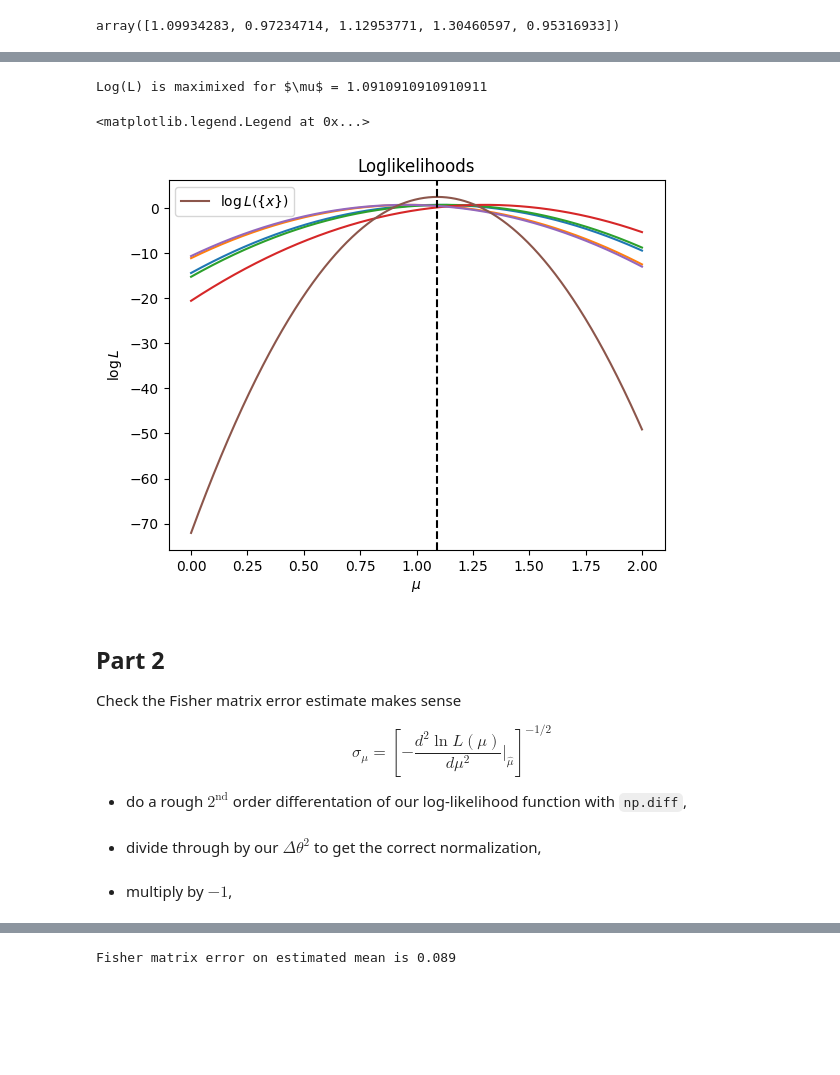
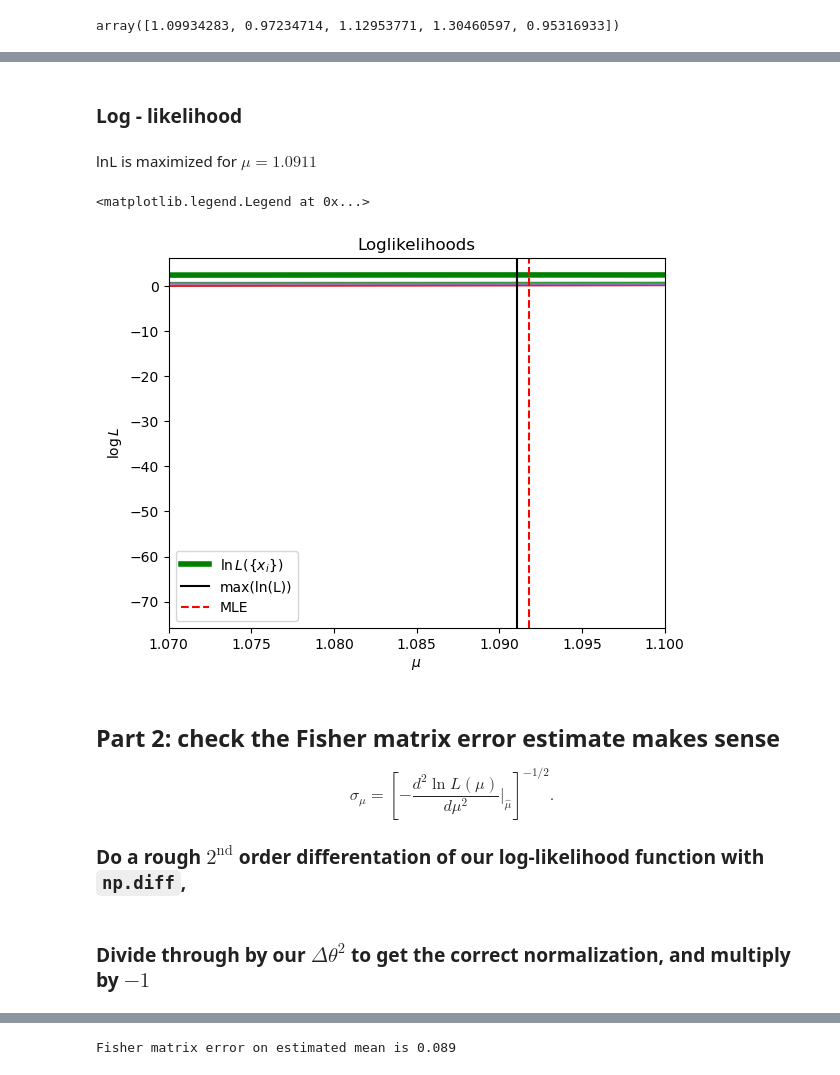
Before and after one commit to SimoneArienti/astrostatistics_bicocca_2024, a Jupyter notebook: working/Ex 06 Position of a Quasar.ipynb, the cells around one changed output, grey strips where cells are left out. Saved outputs shown, nothing was run; the diff lists cells and outputs as text; code cells hidden in the pictures; blank space fills up the shorter version.

```diff
--- a/working/Ex 06 Position of a Quasar.ipynb
+++ b/working/Ex 06 Position of a Quasar.ipynb
@@ -63,35 +65,38 @@ MLE = 1.0918005948650173
+# %% [markdown]
+### Log - likelihood
 # %%
 logL = np.log(L)
 
 max_logL_index = np.argmax(logL)
-print(fr'Log(L) is maximixed for $\mu$ = {x_i[max_logL_index]}')
+display(Latex(r'lnL is maximized for $\mu = ' + f'{np.round(x_i[max_logL_index], 4)}$'))
 # %% [output]
-Log(L) is maximixed for $\mu$ = 1.0910910910910911
+lnL is maximized for $\mu = 1.0911$
 # %%
 for i in range(N):
     plt.plot(x_i, np.log(Ls[i]))
 
-plt.plot(x_i, np.log(L), label=r'$\log L(\{x\})$' )
-plt.axvline(x = x_i[max_logL_index], color='black', linestyle='--')
+plt.plot(x_i, np.log(L), color='green', linewidth=4, label=r'$\ln L(\{x_i\})$' )
+plt.axvline(x = x_i[max_logL_index], color='black', linestyle='-', label='max(ln(L))')
+plt.axvline(x=ML_estimator, color='red', linestyle='--', label='MLE')
 plt.xlabel(fr'$\mu$')
 plt.ylabel(fr'$\log L$')
 plt.title('Loglikelihoods')
+plt.xlim(1.07, 1.1)
 plt.legend()
 # %% [output]
 <matplotlib.legend.Legend at 0x...>
-[figure, old version]
+[figure, new version]
 # %% [markdown]
-## Part 2
-
-Check the Fisher matrix error estimate makes sense
+## Part 2: check the Fisher matrix error estimate makes sense
 
 $$
-    \sigma_\mu = \left[ - \frac{d^2 \ln L(\mu)}{d \mu^2}  \Bigg|_{\hat{\mu}}\right]^{-1/2}
+    \sigma_\mu = \left[ - \frac{d^2 \ln L(\mu)}{d \mu^2}  \Bigg|_{\hat{\mu}}\right]^{-1/2}.
 $$
-- do a rough $2^\mathrm{nd}$ order differentation of our log-likelihood function with `np.diff`,
+
+### Do a rough $2^\mathrm{nd}$ order differentation of our log-likelihood function with `np.diff`,
 # %%
 diff = np.diff(logL, n=2)
 # %% [markdown]
-- divide through by our $\Delta \theta^2$ to get the correct normalization,
+### Divide through by our $\Delta \theta^2$ to get the correct normalization, and multiply by $-1$
 # %%
 second_derivative = diff / (x_i[1] - x_i[0])**2
@@ -98,2 +103,0 @@ second_derivative = diff / (x_i[1] - x_i[0])**2
-# %% [markdown]
-- multiply by $-1$,
```
Also changed, not shown: parts of 27 cells of this notebook.
